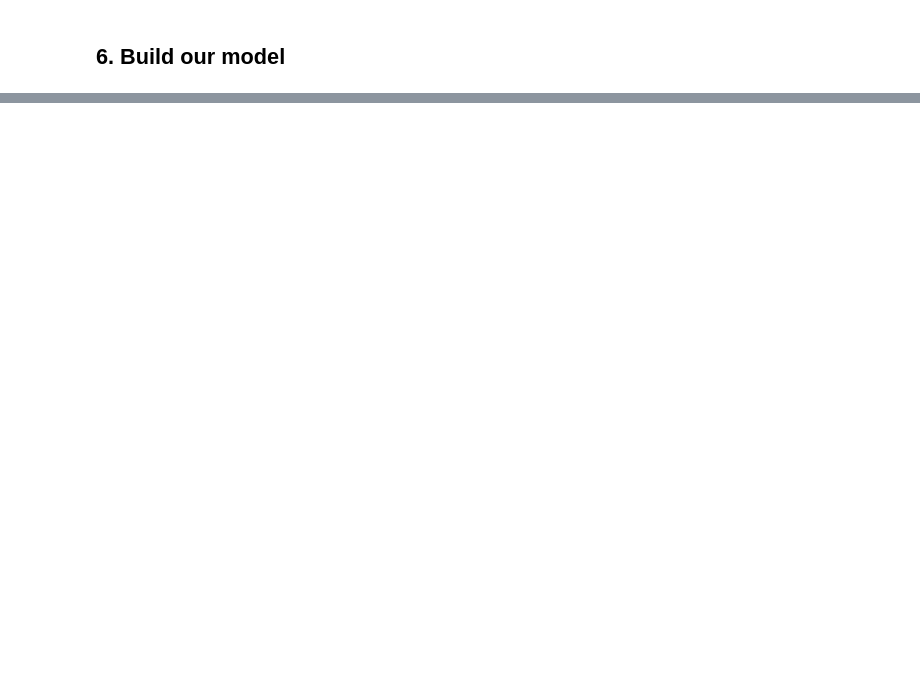
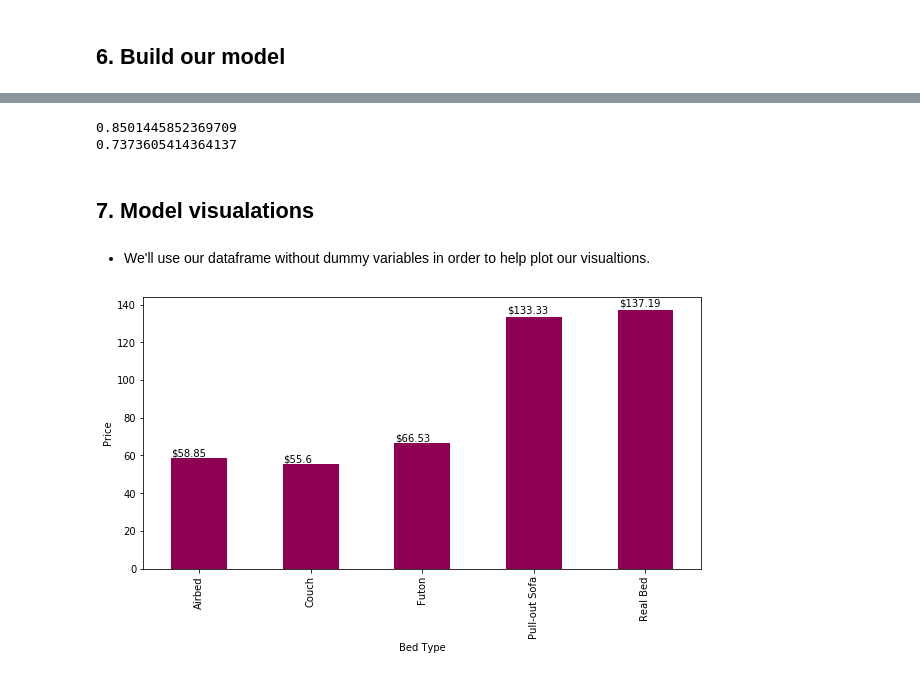
Before and after one commit to sebastian-chang/ga_ds_final, a Jupyter notebook: part_3_clean.ipynb, the cells around one changed output, grey strips where cells are left out. Cells and saved outputs as stored; diff of their text form; code cells hidden in the pictures; blank space fills up the shorter version.

```diff
--- a/part_3_clean.ipynb
+++ b/part_3_clean.ipynb
@@ -355,50 +355,31 @@ bakersfield_area = pd.read_csv('../data/zips/area_codes/661.csv', header = None)
 sfv_area = pd.read_csv('../data/zips/area_codes/818.csv', header = None)[0].tolist()
 san_bernardino_area = pd.read_csv('../data/zips/area_codes/909.csv', header = None)[0].tolist()
 # %%
-count_central = 0
-count_westside = 0
-count_la = 0
-count_inland = 0
-count_pasadena = 0
-count_bakersfield = 0
-count_sfv = 0
-count_san_bernardino = 0
-count_other = 0
 for zip_index, zip_row in drop_rating_ind_outliers_la_airbnb.iterrows():
     if drop_rating_ind_outliers_la_airbnb.loc[zip_index, 'zipcode'] in central_area:
         drop_rating_ind_outliers_la_airbnb.loc[zip_index, 'area_code'] = 213
         drop_rating_ind_outliers_la_airbnb.loc[zip_index, 'zip_area'] = 'Central Downtown'
-        count_central += 1
     elif drop_rating_ind_outliers_la_airbnb.loc[zip_index, 'zipcode'] in westside_area:
         drop_rating_ind_outliers_la_airbnb.loc[zip_index, 'area_code'] = 310
         drop_rating_ind_outliers_la_airbnb.loc[zip_index, 'zip_area'] = 'West Los Angeles'
-        count_westside += 1
     elif drop_rating_ind_outliers_la_airbnb.loc[zip_index, 'zipcode'] in la_area:
         drop_rating_ind_outliers_la_airbnb.loc[zip_index, 'area_code'] = 323
         drop_rating_ind_outliers_la_airbnb.loc[zip_index, 'zip_area'] = 'Los Angeles'
-        count_la += 1
     elif drop_rating_ind_outliers_la_airbnb.loc[zip_index, 'zipcode'] in inland_area:
         drop_rating_ind_outliers_la_airbnb.loc[zip_index, 'area_code'] = 562
         drop_rating_ind_outliers_la_airbnb.loc[zip_index, 'zip_area'] = 'Inland Empire'
-        count_inland += 1
     elif drop_rating_ind_outliers_la_airbnb.loc[zip_index, 'zipcode'] in pasadena_area:
         drop_rating_ind_outliers_la_airbnb.loc[zip_index, 'area_code'] = 626
         drop_rating_ind_outliers_la_airbnb.loc[zip_index, 'zip_area'] = 'Pasadena'
-        count_pasadena += 1
     elif drop_rating_ind_outliers_la_airbnb.loc[zip_index, 'zipcode'] in bakersfield_area:
         drop_rating_ind_outliers_la_airbnb.loc[zip_index, 'area_code'] = 661
         drop_rating_ind_outliers_la_airbnb.loc[zip_index, 'zip_area'] = 'Bakersfield'
-        count_pasadena += 1
     elif drop_rating_ind_outliers_la_airbnb.loc[zip_index, 'zipcode'] in sfv_area:
         drop_rating_ind_outliers_la_airbnb.loc[zip_index, 'area_code'] = 818
         drop_rating_ind_outliers_la_airbnb.loc[zip_index, 'zip_area'] = 'San Fernando Valley'
-        count_sfv += 1
     elif drop_rating_ind_outliers_la_airbnb.loc[zip_index, 'zipcode'] in san_bernardino_area:
         drop_rating_ind_outliers_la_airbnb.loc[zip_index, 'area_code'] = 909
         drop_rating_ind_outliers_la_airbnb.loc[zip_index, 'zip_area'] = 'San Bernardino'
-        count_san_bernardino += 1
     else:
         drop_rating_ind_outliers_la_airbnb.loc[zip_index, 'area_code'] = 0
         drop_rating_ind_outliers_la_airbnb.loc[zip_index, 'zip_area'] = 'Other'
-        count_other += 1
-print(count_central + count_westside + count_la + count_inland + count_pasadena + count_bakersfield + count_sfv + count_san_bernardino + count_other)
@@ -429,0 +610,27 @@ neg_rmse = make_scorer(neg_rmse)
+# %%
+rfreg = RandomForestRegressor(
+    n_estimators=200,
+    max_depth=grid.best_params_['max_depth'],
+    oob_score=True,
+    random_state=1
+)
+rfreg.fit(X_train, y_train)
+print(rfreg.score(X_train, y_train))
+print(rfreg.score(X_test, y_test))
+# %% [output]
+0.8501445852369709
+0.7373605414364137
+# %% [markdown]
+## 7. Model visualations
+# %% [markdown]
+- We'll use our dataframe without dummy variables in order to help plot our visualtions.
+# %%
+# Plot the average price of bed types.
+ax = drop_rating_ind_outliers_la_airbnb.loc[:, ['price', 'bed_type']].groupby('bed_type').mean().plot(kind = 'bar',
+                                                                                                      colormap = 'PiYG', figsize = (10, 5), legend = False)
+for p in ax.patches:
+    ax.annotate('$' + str(round(p.get_height(), 2)), (p.get_x() * 1.005, p.get_height() * 1.015))
+    ax.set_xlabel('Bed Type')
+    ax.set_ylabel('Price')
+# %% [output]
+[figure, added]
```
Also changed, not shown: parts of 31 cells of this notebook, 1 other file.
